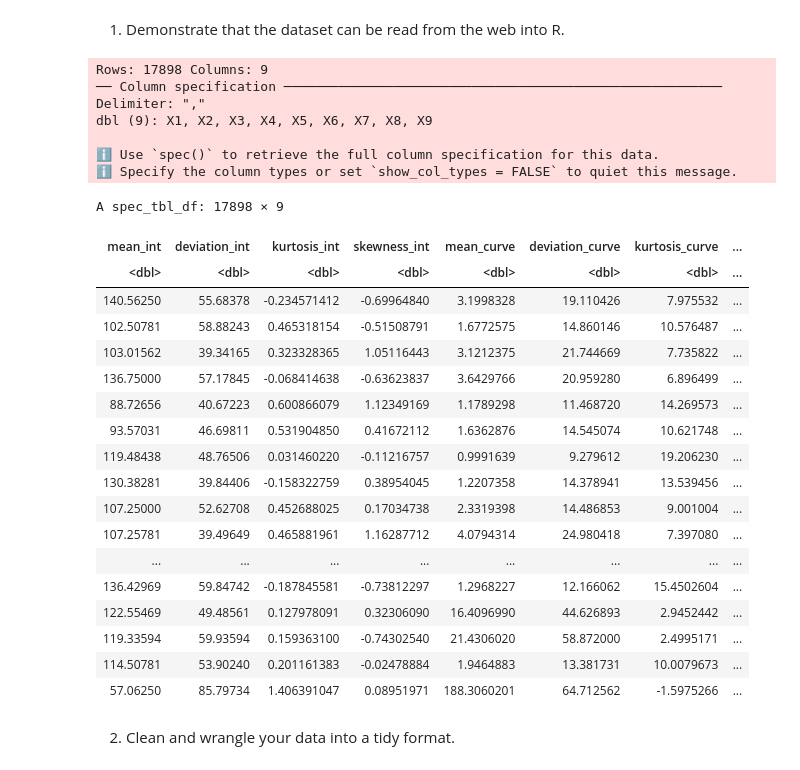
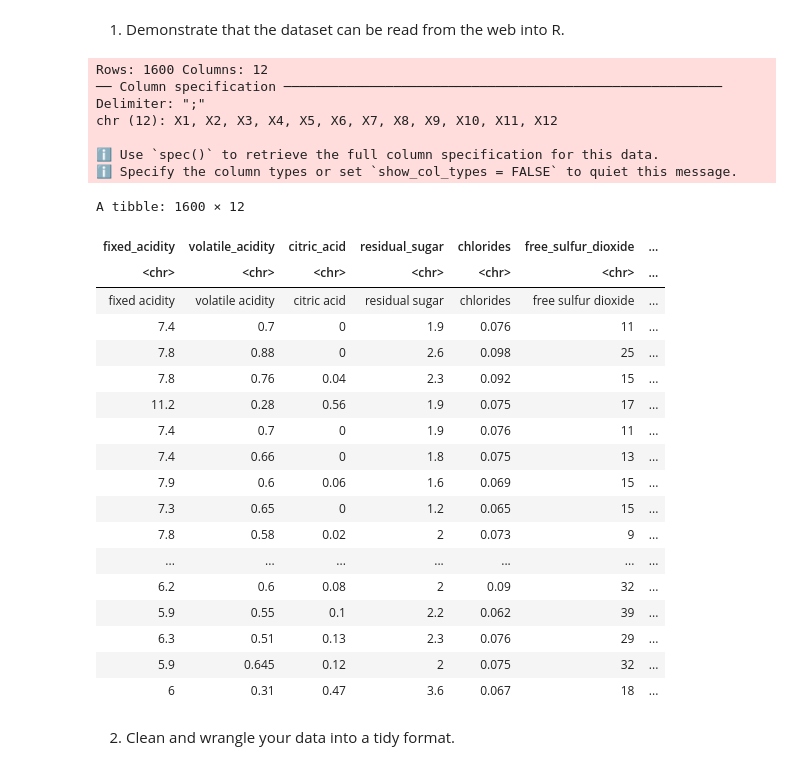
Before and after one commit to farazht/classifying-red-wine-quality, a Jupyter notebook: Group Proposal.ipynb, the cells around one changed output. Drawn from its saved outputs; the diff is of its cells as text; code cells hidden in the pictures.

Commit message:
changed dataset to wine quality data set
1. imported dataset
2. renamed columns
3. quality -> factor

```diff
--- a/Group Proposal.ipynb
+++ b/Group Proposal.ipynb
@@ -25,49 +25,49 @@ library(RColorBrewer)
 # %% [markdown]
 1. Demonstrate that the dataset can be read from the web into R.
 # %%
-# A temporary file is necessary to host the .zip contents since the dataset is not directly accessible from a .csv online.
-temp <- tempfile()
-download.file("https://archive.ics.uci.edu/ml/machine-learning-databases/00372/HTRU2.zip",temp)
-star_data <- read_csv(unz(temp, "HTRU_2.csv"), col_names = FALSE) |>
-    rename(mean_int = X1,
-           deviation_int = X2,
-           kurtosis_int = X3,
-           skewness_int = X4,
-           mean_curve = X5,
-           deviation_curve = X6,
-           kurtosis_curve = X7,
-           skewness_curve = X8,
-           class = X9)
-unlink(temp)
-
-star_data
+web_data <- "https://archive.ics.uci.edu/ml/machine-learning-databases/wine-quality/winequality-red.csv"
+redwine_data <- read_delim(web_data,col_names=FALSE) |>
+    rename(fixed_acidity = X1,
+          volatile_acidity = X2,
+          citric_acid = X3,
+          residual_sugar = X4,
+          chlorides = X5,
+          free_sulfur_dioxide = X6,
+          total_sulfur_dioxide = X7,
+          density = X8,
+          pH = X9,
+          sulphates = X10,
+          alcohol = X11,
+          quality = X12) |>
+    mutate(quality = as_factor(quality))
+redwine_data
 # %% [output]
-Rows: 17898 Columns: 9
+Rows: 1600 Columns: 12
 ── Column specification ────────────────────────────────────────────────────────
-Delimiter: ","
-dbl (9): X1, X2, X3, X4, X5, X6, X7, X8, X9
+Delimiter: ";"
+chr (12): X1, X2, X3, X4, X5, X6, X7, X8, X9, X10, X11, X12
 
 ℹ Use `spec()` to retrieve the full column specification for this data.
 ℹ Specify the column types or set `show_col_types = FALSE` to quiet this message.
-A spec_tbl_df: 17898 × 9
+A tibble: 1600 × 12
-| mean_int | deviation_int | kurtosis_int | skewness_int | mean_curve | deviation_curve | kurtosis_curve | ... |
-| <dbl> | <dbl> | <dbl> | <dbl> | <dbl> | <dbl> | <dbl> | ... |
-| 140.56250 | 55.68378 | -0.234571412 | -0.69964840 | 3.1998328 | 19.110426 | 7.975532 | ... |
-| 102.50781 | 58.88243 | 0.465318154 | -0.51508791 | 1.6772575 | 14.860146 | 10.576487 | ... |
-| 103.01562 | 39.34165 | 0.323328365 | 1.05116443 | 3.1212375 | 21.744669 | 7.735822 | ... |
-| 136.75000 | 57.17845 | -0.068414638 | -0.63623837 | 3.6429766 | 20.959280 | 6.896499 | ... |
-| 88.72656 | 40.67223 | 0.600866079 | 1.12349169 | 1.1789298 | 11.468720 | 14.269573 | ... |
-| 93.57031 | 46.69811 | 0.531904850 | 0.41672112 | 1.6362876 | 14.545074 | 10.621748 | ... |
-| 119.48438 | 48.76506 | 0.031460220 | -0.11216757 | 0.9991639 | 9.279612 | 19.206230 | ... |
-| 130.38281 | 39.84406 | -0.158322759 | 0.38954045 | 1.2207358 | 14.378941 | 13.539456 | ... |
-| 107.25000 | 52.62708 | 0.452688025 | 0.17034738 | 2.3319398 | 14.486853 | 9.001004 | ... |
-| 107.25781 | 39.49649 | 0.465881961 | 1.16287712 | 4.0794314 | 24.980418 | 7.397080 | ... |
-| ... | ... | ... | ... | ... | ... | ... | ... |
-| 136.42969 | 59.84742 | -0.187845581 | -0.73812297 | 1.2968227 | 12.166062 | 15.4502604 | ... |
-| 122.55469 | 49.48561 | 0.127978091 | 0.32306090 | 16.4096990 | 44.626893 | 2.9452442 | ... |
-| 119.33594 | 59.93594 | 0.159363100 | -0.74302540 | 21.4306020 | 58.872000 | 2.4995171 | ... |
-| 114.50781 | 53.90240 | 0.201161383 | -0.02478884 | 1.9464883 | 13.381731 | 10.0079673 | ... |
-| 57.06250 | 85.79734 | 1.406391047 | 0.08951971 | 188.3060201 | 64.712562 | -1.5975266 | ... |
+| fixed_acidity | volatile_acidity | citric_acid | residual_sugar | chlorides | free_sulfur_dioxide | ... |
+| <chr> | <chr> | <chr> | <chr> | <chr> | <chr> | ... |
+| fixed acidity | volatile acidity | citric acid | residual sugar | chlorides | free sulfur dioxide | ... |
+| 7.4 | 0.7 | 0 | 1.9 | 0.076 | 11 | ... |
+| 7.8 | 0.88 | 0 | 2.6 | 0.098 | 25 | ... |
+| 7.8 | 0.76 | 0.04 | 2.3 | 0.092 | 15 | ... |
+| 11.2 | 0.28 | 0.56 | 1.9 | 0.075 | 17 | ... |
+| 7.4 | 0.7 | 0 | 1.9 | 0.076 | 11 | ... |
+| 7.4 | 0.66 | 0 | 1.8 | 0.075 | 13 | ... |
+| 7.9 | 0.6 | 0.06 | 1.6 | 0.069 | 15 | ... |
+| 7.3 | 0.65 | 0 | 1.2 | 0.065 | 15 | ... |
+| 7.8 | 0.58 | 0.02 | 2 | 0.073 | 9 | ... |
+| ... | ... | ... | ... | ... | ... | ... |
+| 6.2 | 0.6 | 0.08 | 2 | 0.09 | 32 | ... |
+| 5.9 | 0.55 | 0.1 | 2.2 | 0.062 | 39 | ... |
+| 6.3 | 0.51 | 0.13 | 2.3 | 0.076 | 29 | ... |
+| 5.9 | 0.645 | 0.12 | 2 | 0.075 | 32 | ... |
+| 6 | 0.31 | 0.47 | 3.6 | 0.067 | 18 | ... |
 # %% [markdown]
 2. Clean and wrangle your data into a tidy format.
 # %% [markdown]
```
Also changed, not shown: parts of 1 cell of this notebook.
